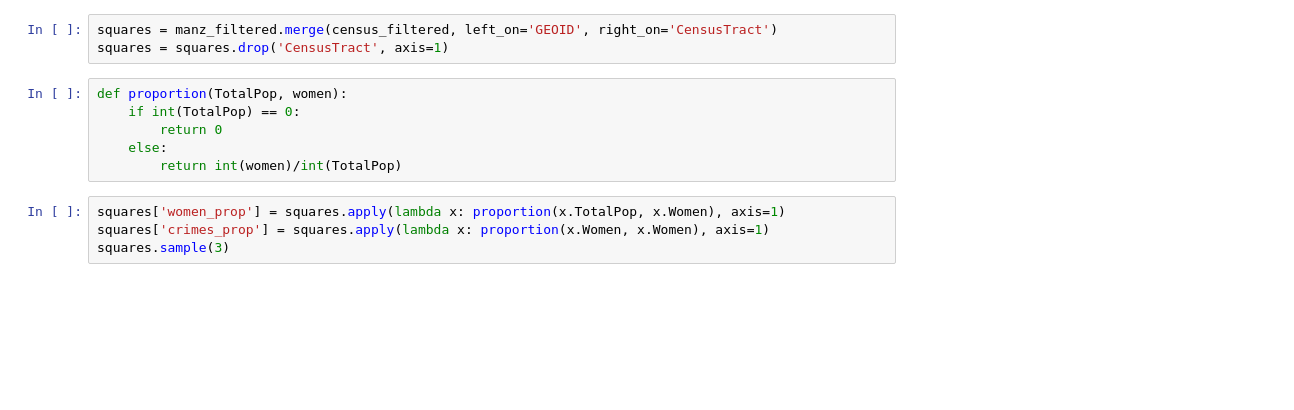
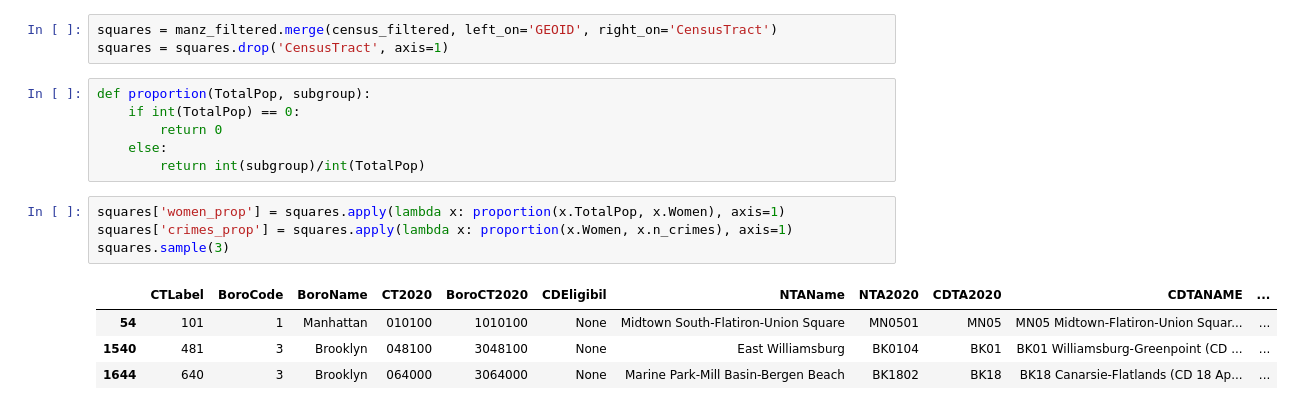
Before and after one commit to Larraguibel/HeatIslandsWV, a Jupyter notebook: violence_against_women.ipynb, the cells around one changed output. Drawn from its saved outputs; the diff is of its cells as text; blank space fills up the shorter version.

```diff
--- a/violence_against_women.ipynb
+++ b/violence_against_women.ipynb
@@ -194,12 +192,17 @@ census_filtered = census_filtered[['CensusTract', 'TotalPop', 'Women']]
 squares = manz_filtered.merge(census_filtered, left_on='GEOID', right_on='CensusTract')
 squares = squares.drop('CensusTract', axis=1)
 # %%
-def proportion(TotalPop, women):
+def proportion(TotalPop, subgroup):
     if int(TotalPop) == 0:
         return 0
     else:
-        return int(women)/int(TotalPop)
+        return int(subgroup)/int(TotalPop)
 # %%
 squares['women_prop'] = squares.apply(lambda x: proportion(x.TotalPop, x.Women), axis=1)
-squares['crimes_prop'] = squares.apply(lambda x: proportion(x.Women, x.Women), axis=1)
+squares['crimes_prop'] = squares.apply(lambda x: proportion(x.Women, x.n_crimes), axis=1)
 squares.sample(3)
+# %% [output]
+|  | CTLabel | BoroCode | BoroName | CT2020 | BoroCT2020 | CDEligibil | NTAName | NTA2020 | CDTA2020 | CDTANAME | ... |
+| 54 | 101 | 1 | Manhattan | 010100 | 1010100 | None | Midtown South-Flatiron-Union Square | MN0501 | MN05 | MN05 Midtown-Flatiron-Union Squar... | ... |
+| 1540 | 481 | 3 | Brooklyn | 048100 | 3048100 | None | East Williamsburg | BK0104 | BK01 | BK01 Williamsburg-Greenpoint (CD ... | ... |
+| 1644 | 640 | 3 | Brooklyn | 064000 | 3064000 | None | Marine Park-Mill Basin-Bergen Beach | BK1802 | BK18 | BK18 Canarsie-Flatlands (CD 18 Ap... | ... |
```
Also changed, not shown: parts of 4 cells of this notebook.
